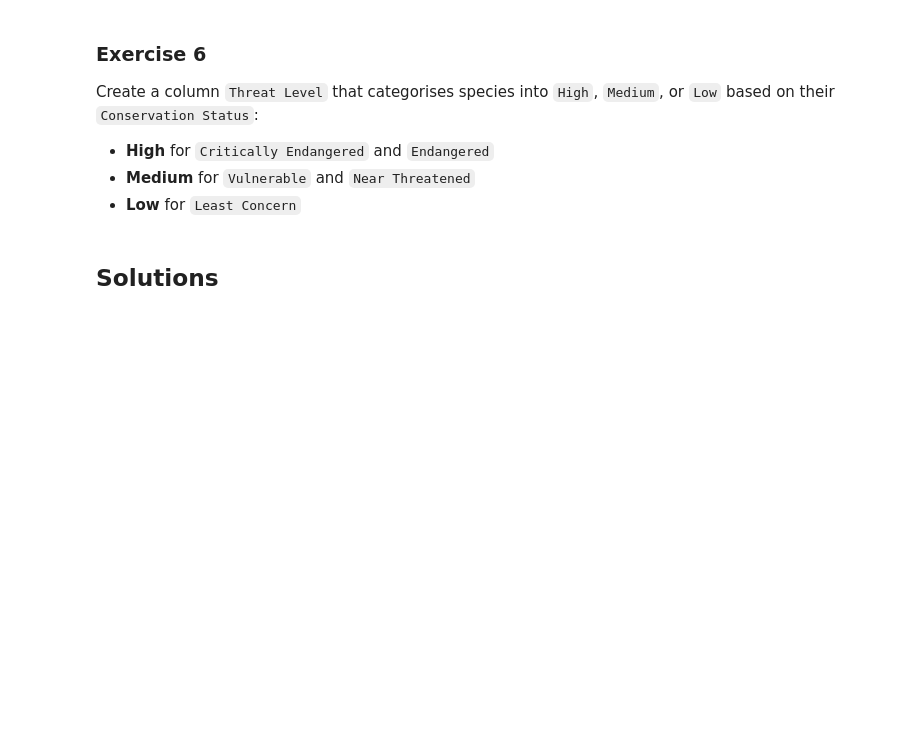
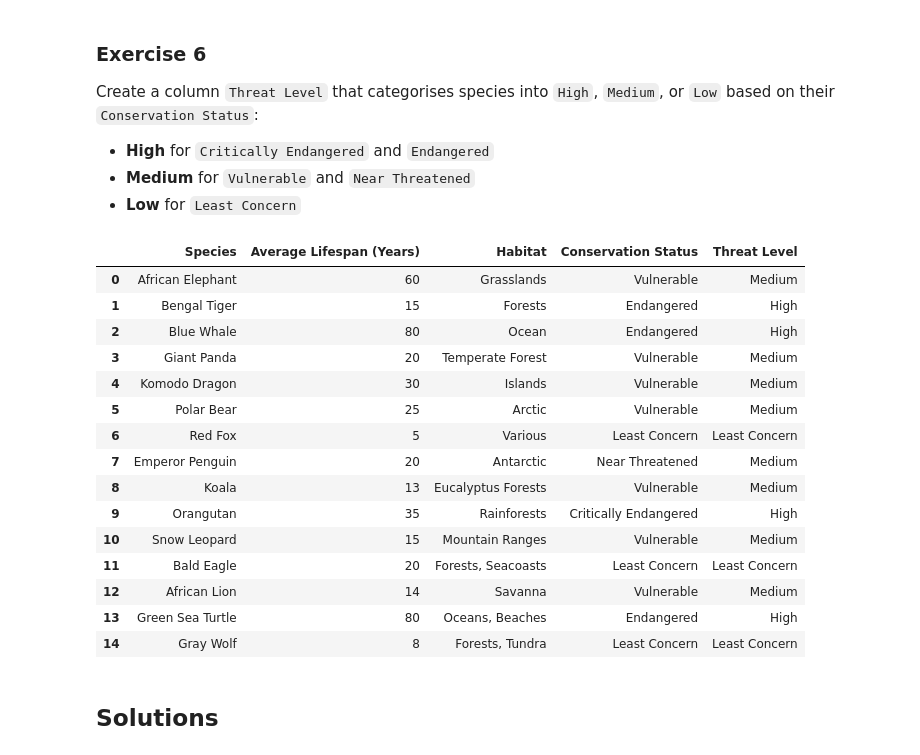
Before and after one commit to RealElvince/alx, a Jupyter notebook: notebooks/Working_with_Dataframes_exercise.ipynb, the cells around one changed output. Saved outputs shown, nothing was run; the diff lists cells and outputs as text; code cells hidden in the pictures; blank space fills up the shorter version.

Commit message:
function to classify threat

```diff
--- a/notebooks/Working_with_Dataframes_exercise.ipynb
+++ b/notebooks/Working_with_Dataframes_exercise.ipynb
@@ -85,7 +85,7 @@ animal_df
 # %% [markdown]
 **b)** Delete the `Lifespan in Months` column from the DataFrame.
 # %%
-animal_df.drop(columns=['Life in Months','Lifespan in Months'],inplace=True)
+animal_df.drop(columns=['Lifespan in Months'],inplace=True)
 # %%
 animal_df
 # %% [output]
@@ -147,3 +180,32 @@ Create a column `Threat Level` that categorises species into `High`, `Medium`, o
+# %%
+def classify_threat(status):
+    if status in ['Critically Endangered','Endangered']:
+        return "High"
+    elif status in ['Vulnerable','Near Threatened']:
+        return "Medium"
+    else:
+        return "Least Concern"
+
+animal_df['Threat Level'] = animal_df['Conservation Status'].apply(classify_threat)
+# %%
+animal_df
+# %% [output]
+|  | Species | Average Lifespan (Years) | Habitat | Conservation Status | Threat Level |
+| 0 | African Elephant | 60 | Grasslands | Vulnerable | Medium |
+| 1 | Bengal Tiger | 15 | Forests | Endangered | High |
+| 2 | Blue Whale | 80 | Ocean | Endangered | High |
+| 3 | Giant Panda | 20 | Temperate Forest | Vulnerable | Medium |
+| 4 | Komodo Dragon | 30 | Islands | Vulnerable | Medium |
+| 5 | Polar Bear | 25 | Arctic | Vulnerable | Medium |
+| 6 | Red Fox | 5 | Various | Least Concern | Least Concern |
+| 7 | Emperor Penguin | 20 | Antarctic | Near Threatened | Medium |
+| 8 | Koala | 13 | Eucalyptus Forests | Vulnerable | Medium |
+| 9 | Orangutan | 35 | Rainforests | Critically Endangered | High |
+| 10 | Snow Leopard | 15 | Mountain Ranges | Vulnerable | Medium |
+| 11 | Bald Eagle | 20 | Forests, Seacoasts | Least Concern | Least Concern |
+| 12 | African Lion | 14 | Savanna | Vulnerable | Medium |
+| 13 | Green Sea Turtle | 80 | Oceans, Beaches | Endangered | High |
+| 14 | Gray Wolf | 8 | Forests, Tundra | Least Concern | Least Concern |
 # %% [markdown]
 ## Solutions
 # %% [markdown]
```
Also changed, not shown: parts of 9 cells of this notebook.
